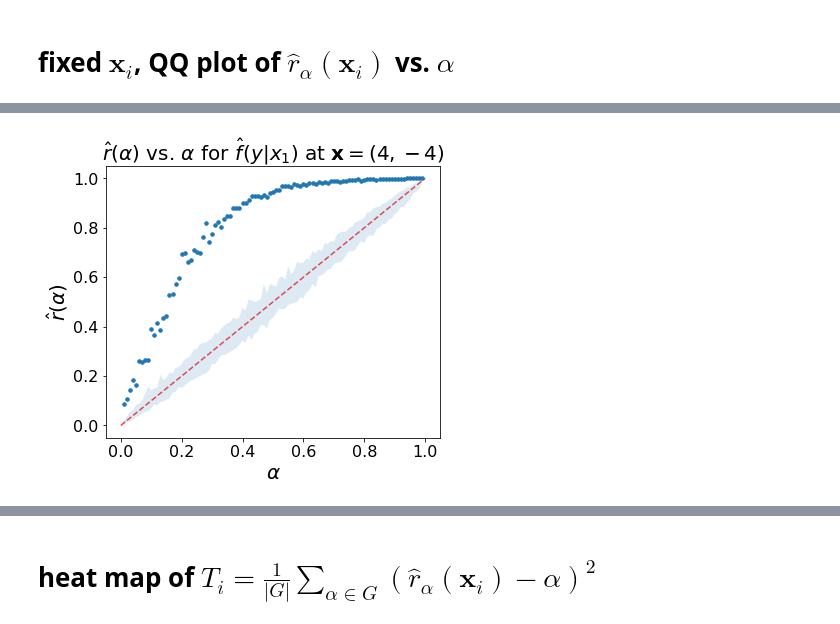
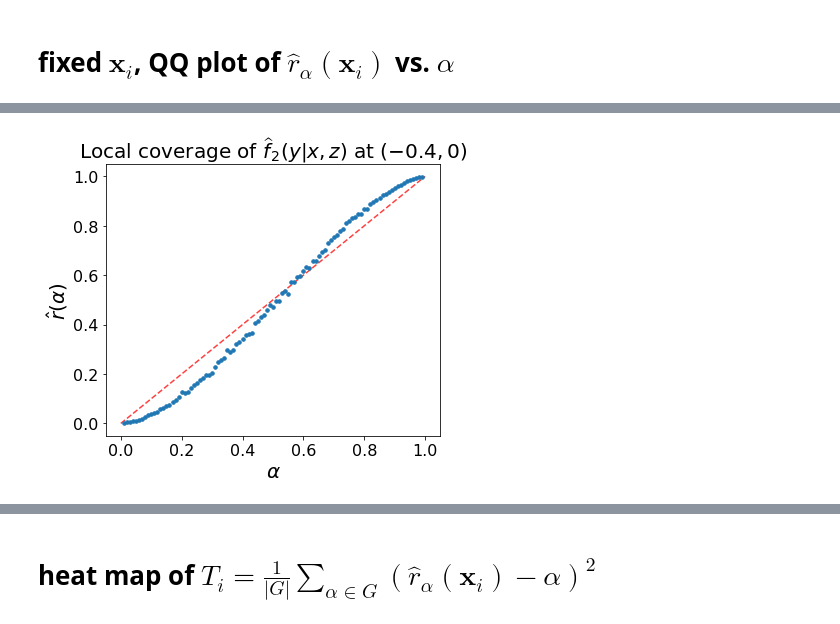
Before and after one commit to zhao-david/CDE-diagnostics, a Jupyter notebook: toy_example_1_v2.ipynb, the cells around one changed output, grey strips where cells are left out. Cells and saved outputs as stored; diff of their text form; code cells hidden in the pictures.

Commit message:
p-values and confidence bands

```diff
--- a/toy_example_1_v2.ipynb
+++ b/toy_example_1_v2.ipynb
@@ -147,10 +167,10 @@ fig_pit
 # %% [markdown]
 # saved $\hat r$ from MC samples, to build CIs
 # %%
-with open("data/all_rhat_classifiers_2021-02-01-01-07.pkl", 'rb') as handle:
+with open("all_rhat_classifiers_2021-02-06-13-58.pkl", 'rb') as handle:
     all_rhat_classifiers = pickle.load(handle)
 # %%
-def get_confidence_band_range(n_trials=100, name='x1x2', alpha=0.05, points=[[1,2]]):
+def get_confidence_band_range(n_trials=100, name='XZ', alpha=0.05, points=[[1,2]]):
     sample = [all_rhat_classifiers[i][name][alpha].predict_proba(points)[:, 1][0] for i in range(n_trials)]
     return [min(sample), max(sample)]
 # %% [markdown]
@@ -331,8 +351,8 @@ for n, label in enumerate(ax.yaxis.get_ticklabels()):
 # %% [markdown]
 # fixed $\mathbf{x}_i$, QQ plot of $\hat r_\alpha(\mathbf{x}_i)$ vs. $\alpha$
 # %%
-x = 1
-z = -1
+x = -0.4
+z = 0
 points = np.array([[x,z]])
 # %%
 alphas = np.linspace(0.01, 0.99, 99)
@@ -371,8 +391,6 @@ working on classifier XZ
 confidence_qqplot = {}
 confidence_qqplot['XZ'] = np.array([get_confidence_band_range(name='XZ', alpha=i, points=points) for i in alphas])
 confidence_qqplot['X'] = np.array([get_confidence_band_range(name='X', alpha=i, points=points) for i in alphas])
-confidence_qqplot['Z'] = np.array([get_confidence_band_range(name='Z', alpha=i, points=points) for i in alphas])
-confidence_qqplot['marg'] = np.array([get_confidence_band_range(name='marg', alpha=i, points=points) for i in alphas])
 # %%
 rhat_alphas_xi['XZ'].plot(style='.', figsize=(6,5), markersize=7)
 
@@ -400,25 +469,25 @@ plt.tick_params(axis='both', which='major', labelsize=16)
 # %%
 rhat_alphas_xi['X'].plot(style='.', figsize=(6,5), markersize=7)
 
 lims = [
     np.min([0,0]),  # min of both axes
     np.max([1,1]),  # max of both axes
 ]
 plt.plot(lims, lims, 'r--', alpha=0.75, zorder=0)
 
 """
 # confidence bands
 plt.fill_between(rhat_alphas_xi['X'].index,
                  confidence_qqplot['X'][:, 0],
                  confidence_qqplot['X'][:, 1],
                  alpha=0.15
                 )
 """
 
-plt.title("$\hat r($" + r'$\alpha$' + "$)$ vs. " + r'$\alpha$' + " for $\hat f(y|x_1)$ at $\mathbf{x}=(4,-4)$", fontsize=20)
+plt.title("Local coverage of $\widehat f_2(y|x,z)$ at $(-0.4,0)$", fontsize=20)
 plt.xlabel(r'$\alpha$', fontsize=20)
 plt.ylabel("$\hat r($" + r'$\alpha$' + "$)$", fontsize=20)
 plt.tick_params(axis='both', which='major', labelsize=16)
 # %% [output]
-[figure, old version]
+[figure, new version]
 # %%
```
Also changed, not shown: parts of 55 cells of this notebook.
